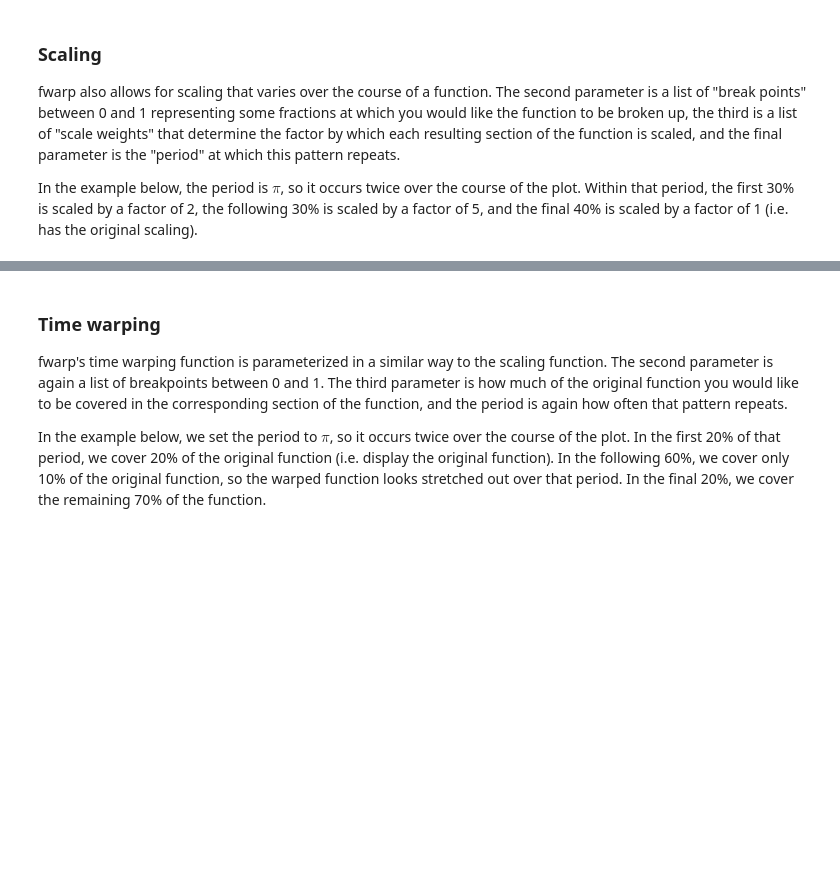
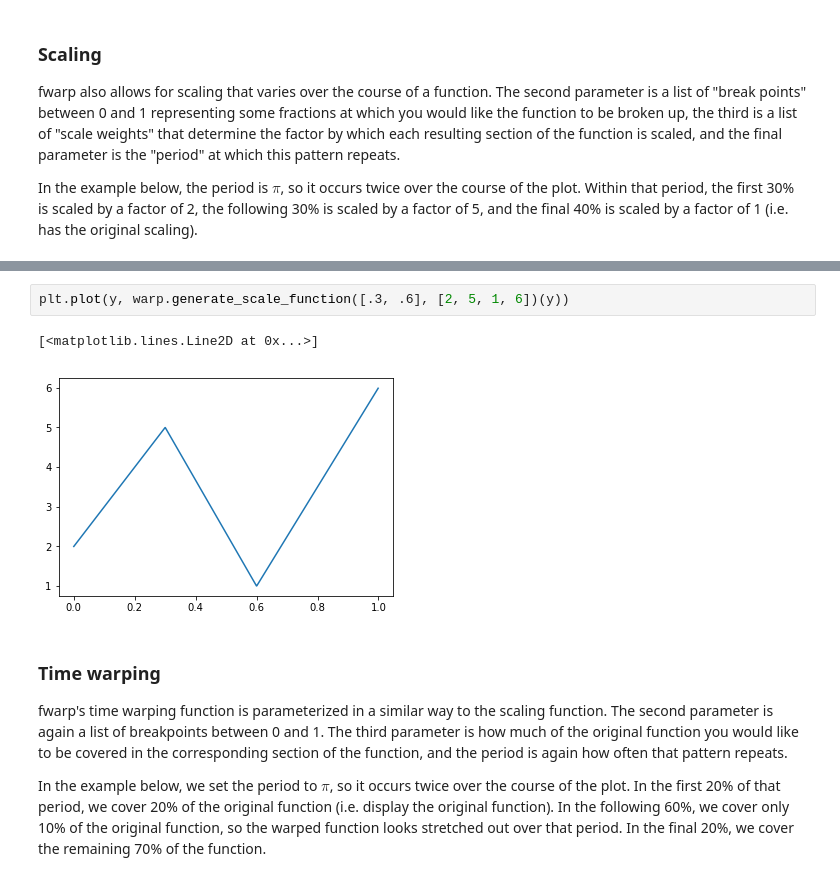
Before and after one commit to bkersbergen/warp, a Jupyter notebook: fwarp/demo.ipynb, the cells around one changed output, grey strips where cells are left out. Drawn from its saved outputs; the diff is of its cells as text; blank space fills up the shorter version.

Commit message:
Add scaling functions

```diff
--- a/fwarp/demo.ipynb
+++ b/fwarp/demo.ipynb
@@ -48,3 +49,8 @@ plt.plot(x, scaled_sin(x));
+# %%
+plt.plot(y, warp.generate_scale_function([.3, .6], [2, 5, 1, 6])(y))
+# %% [output]
+[<matplotlib.lines.Line2D at 0x...>]
+[figure, added]
 # %% [markdown]
 ### Time warping
 
```
Also changed, not shown: parts of 8 cells of this notebook, 1 other file.
